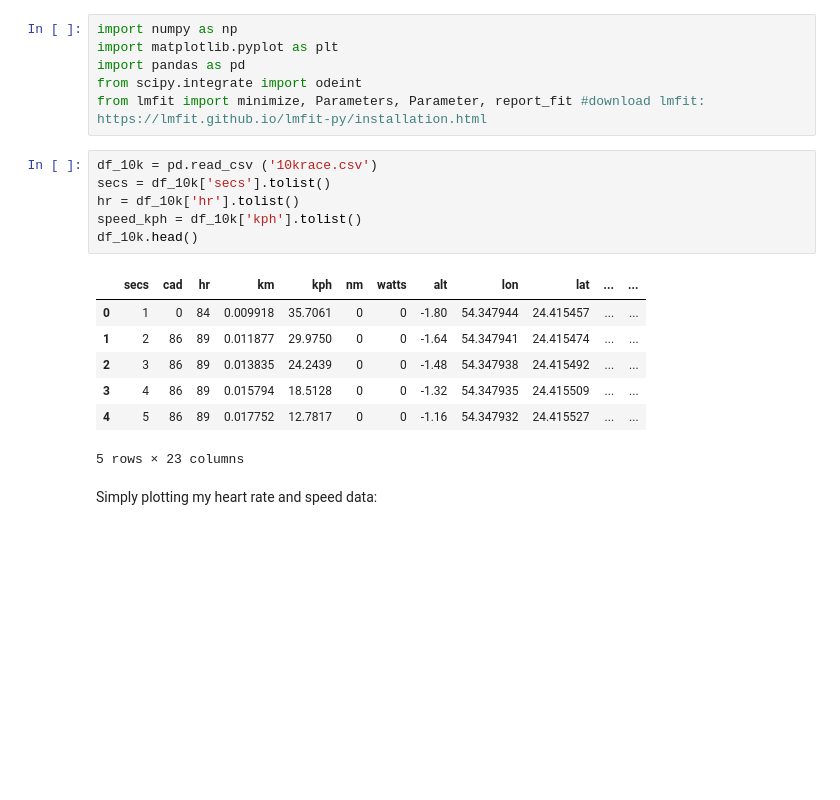
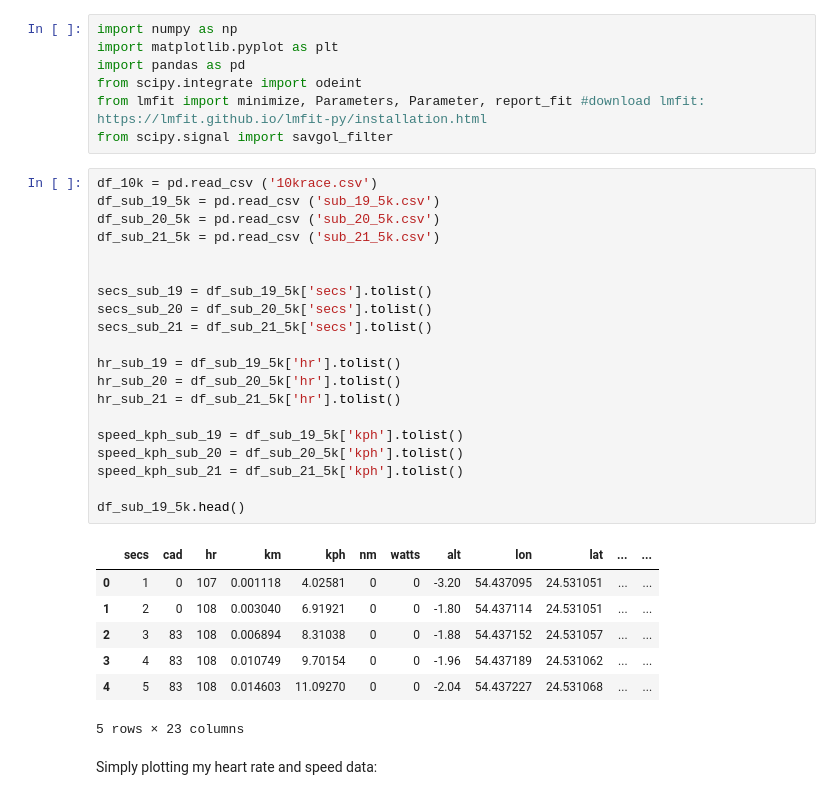
Before and after one commit to sebastiankalos/math_modeling, a Jupyter notebook: HR_analysis.ipynb, the cells around one changed output. Cells and saved outputs as stored; diff of their text form; blank space fills up the shorter version.

```diff
--- a/HR_analysis.ipynb
+++ b/HR_analysis.ipynb
@@ -4,19 +4,34 @@ import matplotlib.pyplot as plt
 import pandas as pd
 from scipy.integrate import odeint
 from lmfit import minimize, Parameters, Parameter, report_fit #download lmfit: https://lmfit.github.io/lmfit-py/installation.html
+from scipy.signal import savgol_filter
-# %%
-df_10k = pd.read_csv ('10krace.csv')
-secs = df_10k['secs'].tolist()
-hr = df_10k['hr'].tolist()
-speed_kph = df_10k['kph'].tolist()
-df_10k.head()
-# %% [output]
-|  | secs | cad | hr | km | kph | nm | watts | alt | lon | lat | ... | ... |
-| 0 | 1 | 0 | 84 | 0.009918 | 35.7061 | 0 | 0 | -1.80 | 54.347944 | 24.415457 | ... | ... |
-| 1 | 2 | 86 | 89 | 0.011877 | 29.9750 | 0 | 0 | -1.64 | 54.347941 | 24.415474 | ... | ... |
-| 2 | 3 | 86 | 89 | 0.013835 | 24.2439 | 0 | 0 | -1.48 | 54.347938 | 24.415492 | ... | ... |
-| 3 | 4 | 86 | 89 | 0.015794 | 18.5128 | 0 | 0 | -1.32 | 54.347935 | 24.415509 | ... | ... |
-| 4 | 5 | 86 | 89 | 0.017752 | 12.7817 | 0 | 0 | -1.16 | 54.347932 | 24.415527 | ... | ... |
-5 rows × 23 columns
+# %%
+df_10k = pd.read_csv ('10krace.csv')
+df_sub_19_5k = pd.read_csv ('sub_19_5k.csv')
+df_sub_20_5k = pd.read_csv ('sub_20_5k.csv')
+df_sub_21_5k = pd.read_csv ('sub_21_5k.csv')
+
+
+secs_sub_19 = df_sub_19_5k['secs'].tolist()
+secs_sub_20 = df_sub_20_5k['secs'].tolist()
+secs_sub_21 = df_sub_21_5k['secs'].tolist()
+
+hr_sub_19 = df_sub_19_5k['hr'].tolist()
+hr_sub_20 = df_sub_20_5k['hr'].tolist()
+hr_sub_21 = df_sub_21_5k['hr'].tolist()
+
+speed_kph_sub_19 = df_sub_19_5k['kph'].tolist()
+speed_kph_sub_20 = df_sub_20_5k['kph'].tolist()
+speed_kph_sub_21 = df_sub_21_5k['kph'].tolist()
+
+df_sub_19_5k.head()
+# %% [output]
+|  | secs | cad | hr | km | kph | nm | watts | alt | lon | lat | ... | ... |
+| 0 | 1 | 0 | 107 | 0.001118 | 4.02581 | 0 | 0 | -3.20 | 54.437095 | 24.531051 | ... | ... |
+| 1 | 2 | 0 | 108 | 0.003040 | 6.91921 | 0 | 0 | -1.80 | 54.437114 | 24.531051 | ... | ... |
+| 2 | 3 | 83 | 108 | 0.006894 | 8.31038 | 0 | 0 | -1.88 | 54.437152 | 24.531057 | ... | ... |
+| 3 | 4 | 83 | 108 | 0.010749 | 9.70154 | 0 | 0 | -1.96 | 54.437189 | 24.531062 | ... | ... |
+| 4 | 5 | 83 | 108 | 0.014603 | 11.09270 | 0 | 0 | -2.04 | 54.437227 | 24.531068 | ... | ... |
+5 rows × 23 columns
 # %% [markdown]
 Simply plotting my heart rate and speed data:
```
Also changed, not shown: parts of 4 cells of this notebook, 8 other files.
